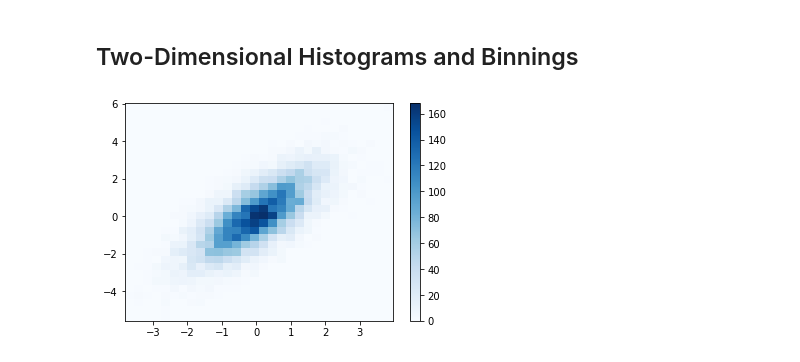
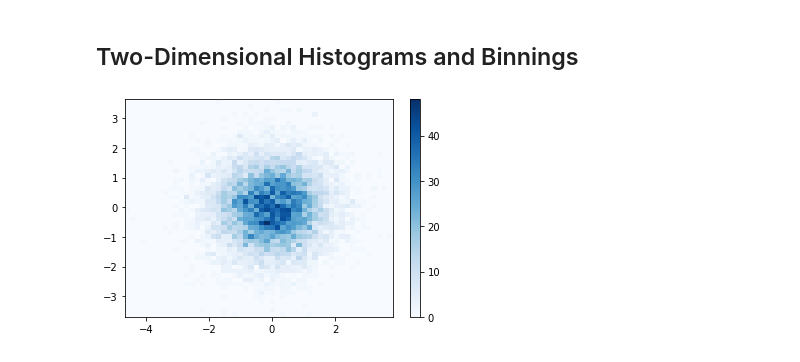
Before and after one commit to tkaya94/UdemyDataScience, a Jupyter notebook: 4_Matplotlib/04_Histogramms.ipynb, the cells around one changed output. Cells and saved outputs as stored; diff of their text form; code cells hidden in the pictures.

```diff
--- a/4_Matplotlib/04_Histogramms.ipynb
+++ b/4_Matplotlib/04_Histogramms.ipynb
@@ -63,15 +65,15 @@ plt.hist(x3, **kwargs);
 ## Two-Dimensional Histograms and Binnings
 # %%
 mean = [0, 0]
-cov = [[1, 1], [1, 2]]
+cov = [[1, 0], [0, 1]]
 
 x, y = np.random.multivariate_normal(
     mean=mean,
     cov=cov,
-    size=10000
+    size=10_000
 ).T
 # %%
-plt.hist2d(x, y, bins=30, cmap='Blues')
+plt.hist2d(x, y, bins=50, cmap='Blues')
 cb = plt.colorbar();
 # %% [output]
-[figure, old version]
+[figure, new version]
```
Also changed, not shown: parts of 5 cells of this notebook, 1 other file.
